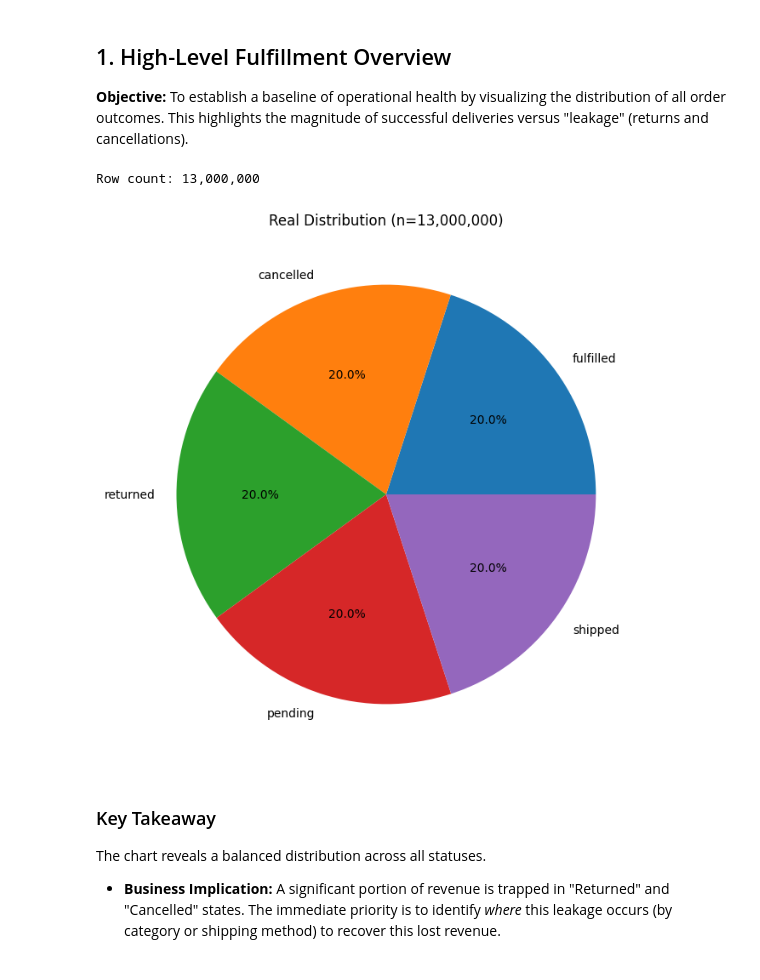
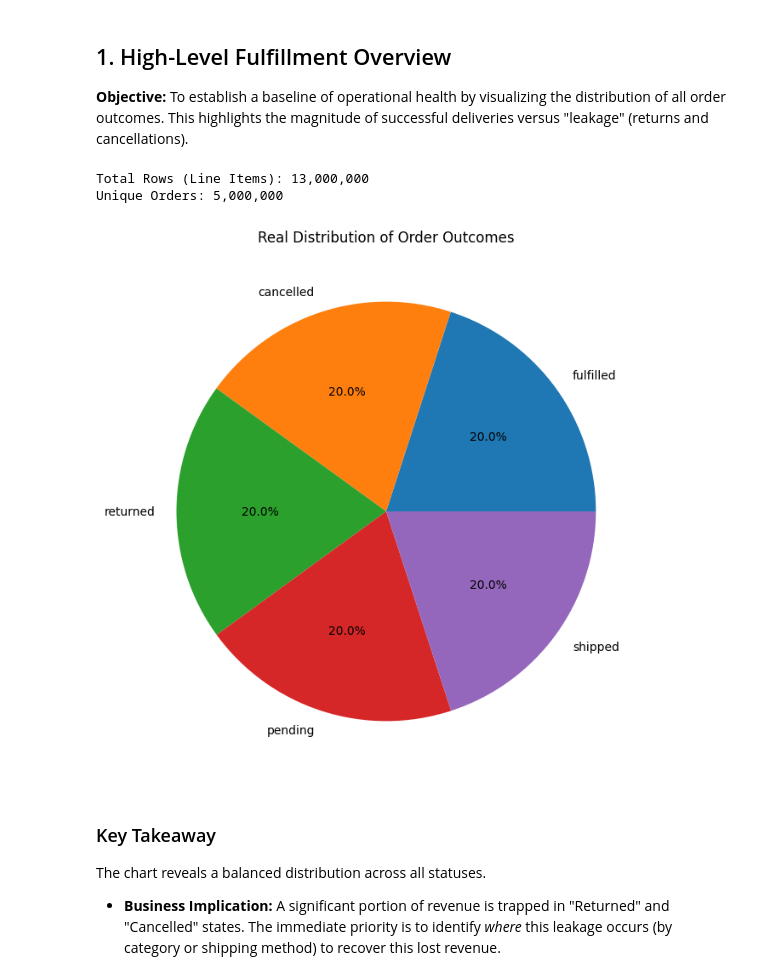
Before and after one commit to rishavvashisht823/Amazon, a Jupyter notebook: chapter_appendix-tools-for-deep-learning/jupyter.ipynb, the cells around one changed output. Cells and saved outputs as stored; diff of their text form; code cells hidden in the pictures.

```diff
--- a/chapter_appendix-tools-for-deep-learning/jupyter.ipynb
+++ b/chapter_appendix-tools-for-deep-learning/jupyter.ipynb
@@ -288,22 +288,28 @@ df_combined.to_csv('final_amazon_data.csv', index=False)
 # %% [markdown]
 ## 1. High-Level Fulfillment Overview
 **Objective:** To establish a baseline of operational health by visualizing the distribution of all order outcomes. This highlights the magnitude of successful deliveries versus "leakage" (returns and cancellations).
+# %%
+# Check how many UNIQUE Order IDs exist
+unique_orders = df_final['order_id'].nunique()
+
+print(f"Total Rows (Line Items): {len(df_final):,}")
+print(f"Unique Orders: {unique_orders:,}")
+# %% [output]
+Total Rows (Line Items): 13,000,000
+Unique Orders: 5,000,000
 # %%
 
 df_final = pd.read_csv('final_amazon_data.csv')
 
-#Count the total number of rows
-print(f"Row count: {len(df_final):,}")
 # Plot the chart
 status_counts = df_final['status'].value_counts()
 
 plt.figure(figsize=(8, 8))
 plt.pie(status_counts, labels=status_counts.index, autopct='%1.1f%%')
-plt.title(f'Real Distribution (n={len(df_final):,})')
+plt.title(f'Real Distribution of Order Outcomes')
 plt.show()
 # %% [output]
-Row count: 13,000,000
-[figure, old version]
+[figure, new version]
 # %% [markdown]
 ### Key Takeaway
 The chart reveals a balanced distribution across all statuses.
```
